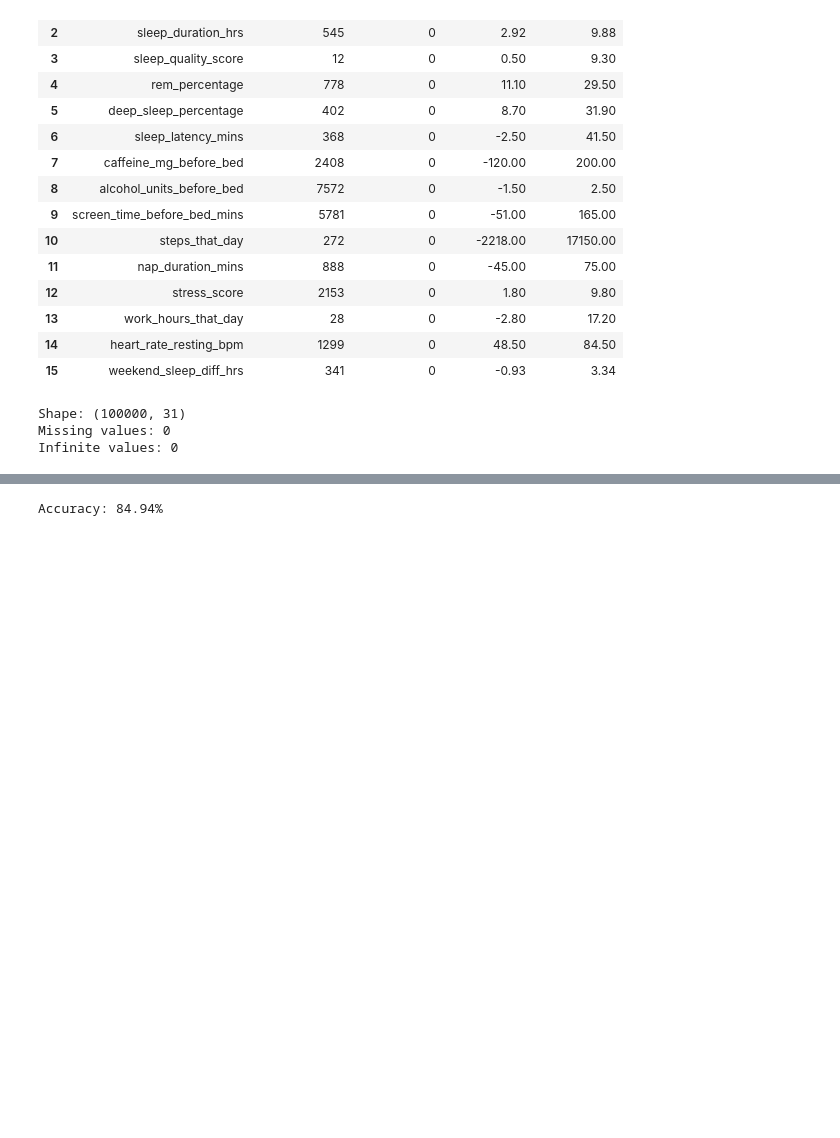
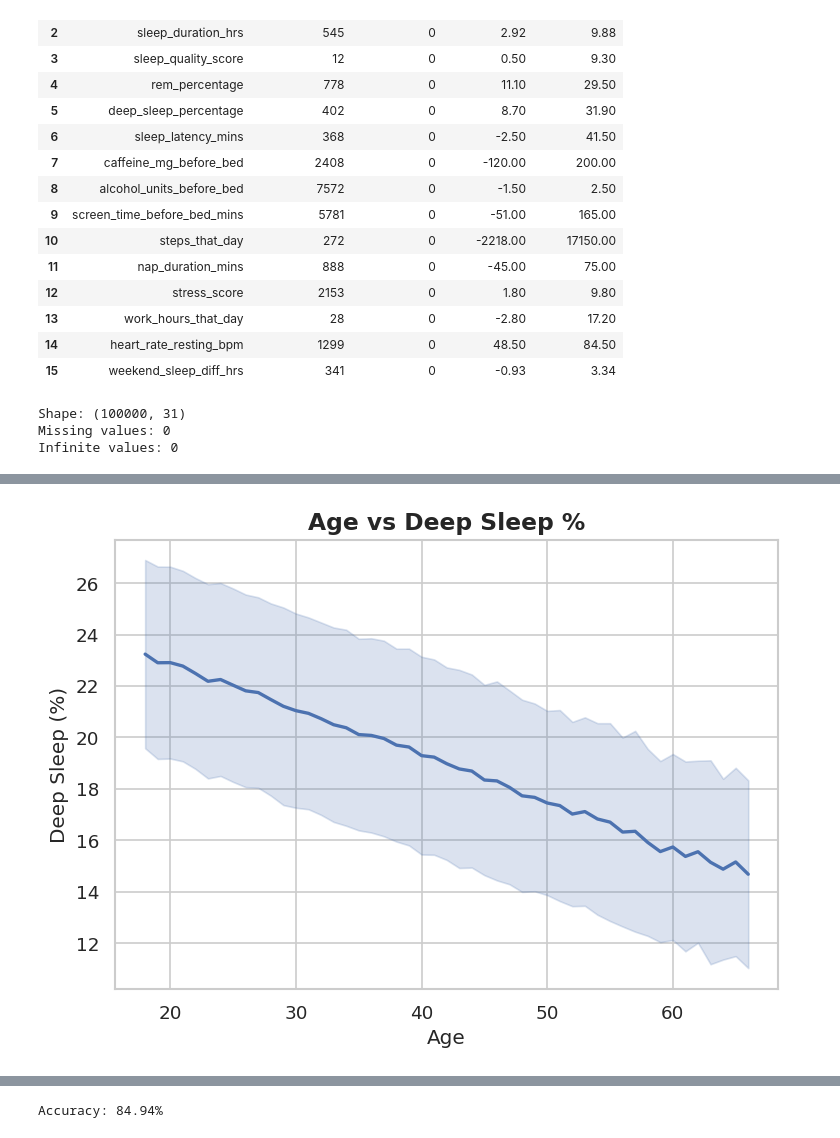
Before and after one commit to ibtihal7alharbi-tech/ML-project, a Jupyter notebook: sleep_disorder_risk_prediction.ipynb, the cells around one changed output, grey strips where cells are left out. Saved outputs shown, nothing was run; the diff lists cells and outputs as text; code cells hidden in the pictures; blank space fills up the shorter version.

```diff
--- a/sleep_disorder_risk_prediction.ipynb
+++ b/sleep_disorder_risk_prediction.ipynb
@@ -332,0 +237,12 @@ plt.show()
+# %%
+# Age vs Deep Sleep
+sns.lineplot(data=df, x='age', y='deep_sleep_percentage',errorbar='sd', color='#4C72B0', linewidth=2)
+
+plt.title("Age vs Deep Sleep %", fontsize=14, weight='bold')
+plt.xlabel("Age")
+plt.ylabel("Deep Sleep (%)")
+
+plt.tight_layout()
+plt.show()
+# %% [output]
+[figure, added]
```
Also changed, not shown: parts of 11 cells of this notebook.
